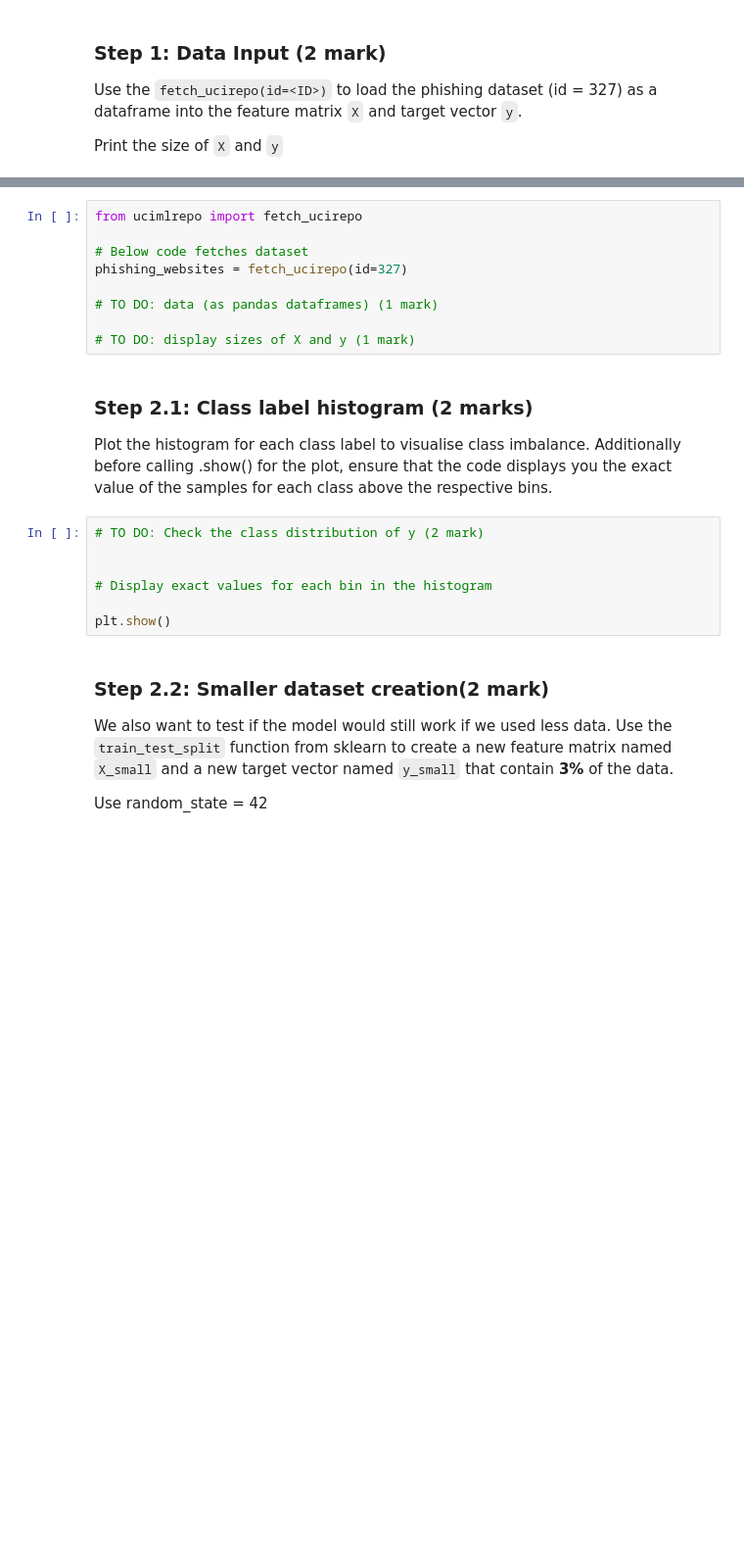
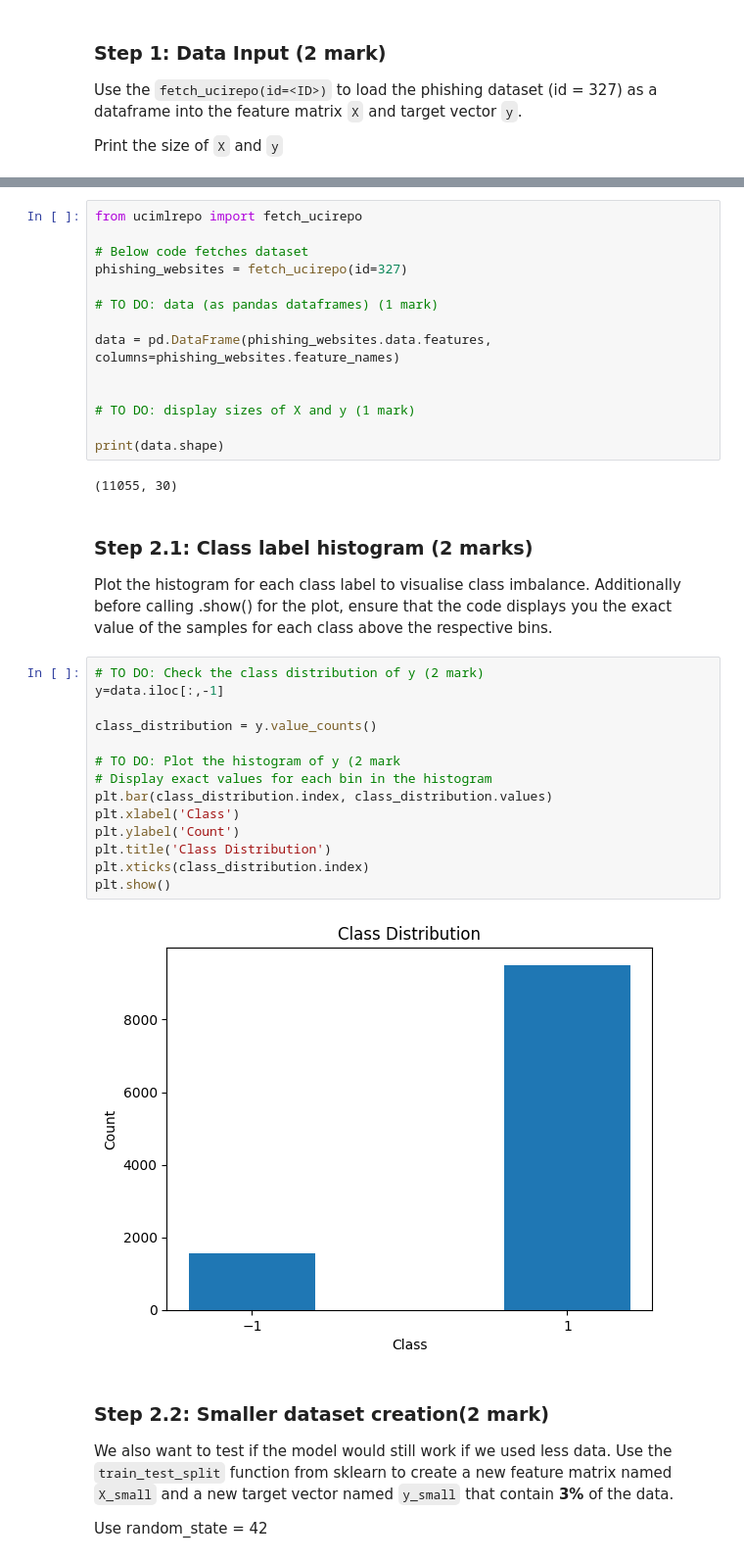
Before and after one commit to KatiaAbdulBaki/engg680_2024_fall, a Jupyter notebook: Lab_Assignment3/IntroMachineLearning(GradientDescent,LogisticRegression).ipynb, the cells around one changed output, grey strips where cells are left out. Shown at 98% size. Saved outputs shown, nothing was run; the diff lists cells and outputs as text; blank space fills up the shorter version.

```diff
--- a/Lab_Assignment3/IntroMachineLearning(GradientDescent,LogisticRegression).ipynb
+++ b/Lab_Assignment3/IntroMachineLearning(GradientDescent,LogisticRegression).ipynb
@@ -382,18 +395,34 @@ phishing_websites = fetch_ucirepo(id=327)
 
 # TO DO: data (as pandas dataframes) (1 mark)
 
+data = pd.DataFrame(phishing_websites.data.features, columns=phishing_websites.feature_names)
+
+
 # TO DO: display sizes of X and y (1 mark)
+
+print(data.shape)
+# %% [output]
+(11055, 30)
 # %% [markdown]
 ### Step 2.1: Class label histogram (2 marks)
 
 Plot the histogram for each class label to visualise class imbalance. Additionally before calling .show() for the plot, ensure that the code displays you the exact value of the samples for each class above the respective bins.
 # %%
 # TO DO: Check the class distribution of y (2 mark)
+y=data.iloc[:,-1]
 
+class_distribution = y.value_counts()
 
+# TO DO: Plot the histogram of y (2 mark
 # Display exact values for each bin in the histogram
-
+plt.bar(class_distribution.index, class_distribution.values)
+plt.xlabel('Class')
+plt.ylabel('Count')
+plt.title('Class Distribution')
+plt.xticks(class_distribution.index)
 plt.show()
+# %% [output]
+[figure, added]
 # %% [markdown]
 ### Step 2.2: Smaller dataset creation(2 mark)
 
```
Also changed, not shown: parts of 8 cells of this notebook.
